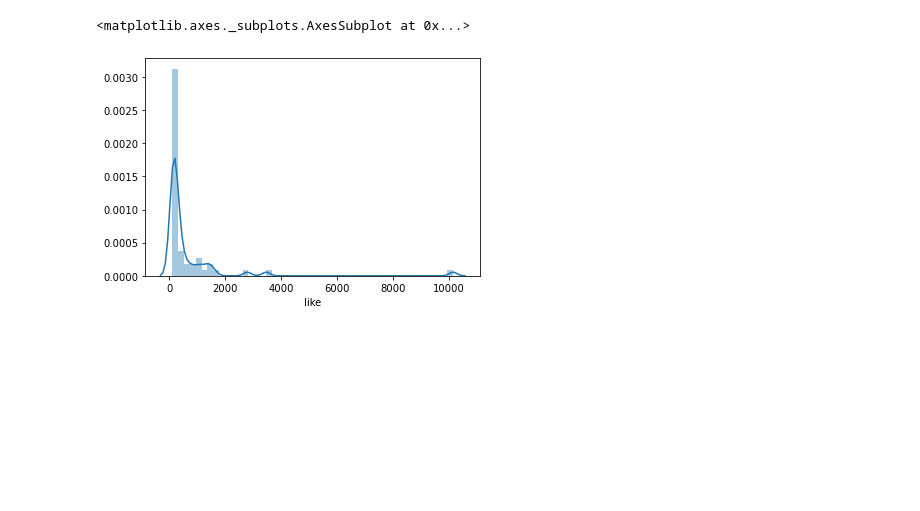
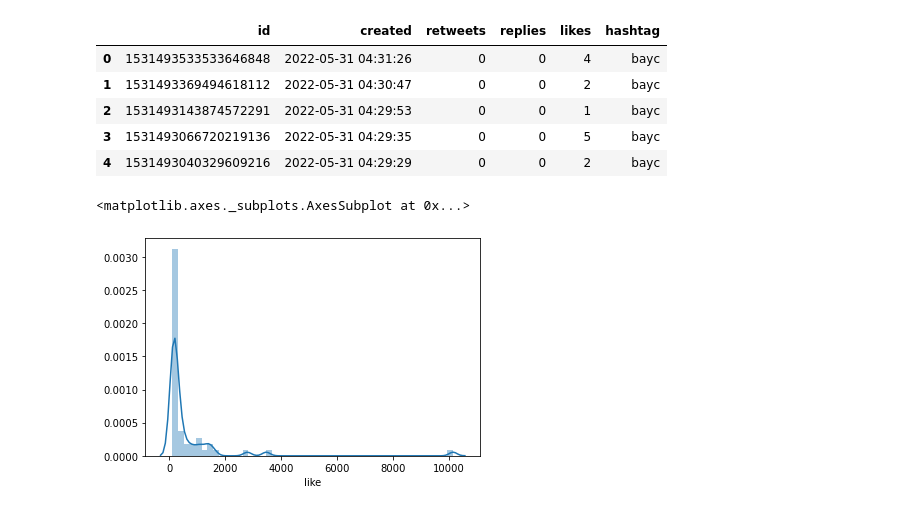
Before and after one commit to bastian1209/bc_2022, a Jupyter notebook: crawl_eda.ipynb, the cells around one changed output. Cells and saved outputs as stored; diff of their text form; code cells hidden in the pictures; blank space fills up the shorter version.

```diff
--- a/crawl_eda.ipynb
+++ b/crawl_eda.ipynb
@@ -119,3 +122,21 @@ data.head()
+# %%
+query = '#bayc "nft" -is:retweet'
+
+tweets_generator = tweepy.Paginator(client.search_recent_tweets, query=query,
+                              tweet_fields=['text', 'public_metrics', 'context_annotations', 'created_at', 'entities'], max_results=100)
+
+data = parse_data(tweets_generator, limit=10000)
+data = data.sort_values('created', ascending=False)
+data['hashtag'] = query.split()[0].replace('#', '')
+data.set_index('id').to_csv('crawled_{}.csv'.format(query.split()[0].replace('#', '')), encoding='utf-8')
+data.head()
+# %% [output]
+|  | id | created | retweets | replies | likes | hashtag |
+| 0 | 1531493533533646848 | 2022-05-31 04:31:26 | 0 | 0 | 4 | bayc |
+| 1 | 1531493369494618112 | 2022-05-31 04:30:47 | 0 | 0 | 2 | bayc |
+| 2 | 1531493143874572291 | 2022-05-31 04:29:53 | 0 | 0 | 1 | bayc |
+| 3 | 1531493066720219136 | 2022-05-31 04:29:35 | 0 | 0 | 5 | bayc |
+| 4 | 1531493040329609216 | 2022-05-31 04:29:29 | 0 | 0 | 2 | bayc |
 # %%
 sns.distplot(data.loc[data['like'] > 100]['like'])
 # %% [output]
```
Also changed, not shown: parts of 4 cells of this notebook, 1 other file.
